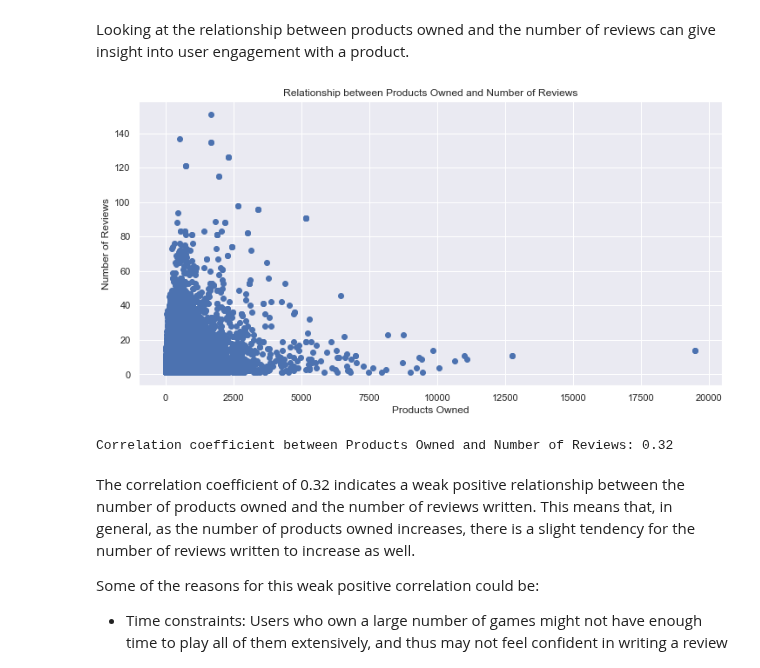
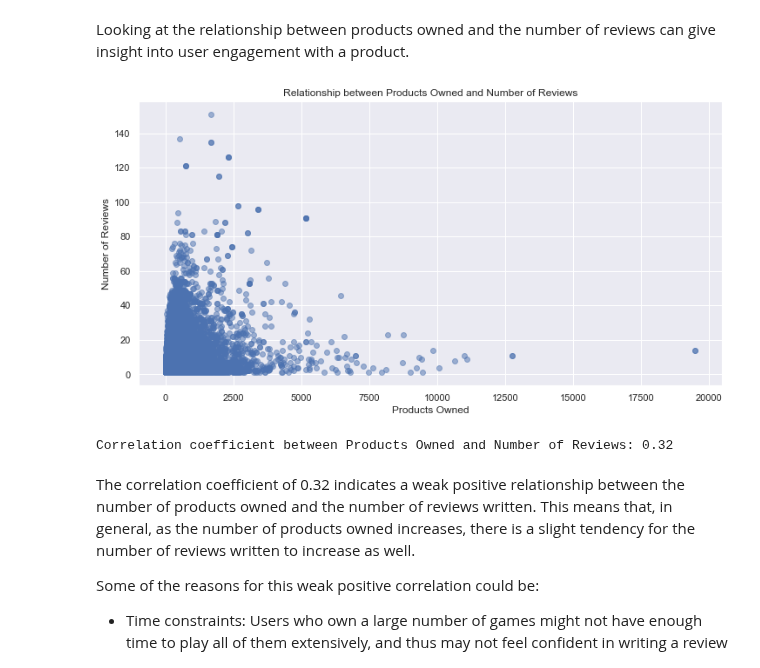
Before and after one commit to JohannesRahn/MachineLearningGroupProject, a Jupyter notebook: group7.ipynb, the cells around one changed output. Saved outputs shown, nothing was run; the diff lists cells and outputs as text; code cells hidden in the pictures.

```diff
--- a/group7.ipynb
+++ b/group7.ipynb
@@ -500,16 +501,16 @@ The results of the top 10 developers with the most unique games don't match the
 Looking at the relationship between products owned and the number of reviews can give insight into user engagement with a product.
 # %%
 plt.figure(figsize=(12, 6))
-plt.scatter(final_df['products'], final_df['reviews'])
+plt.scatter(final_df['products'], final_df['reviews'], alpha=0.5)
 plt.xlabel('Products Owned')
 plt.ylabel('Number of Reviews')
 plt.title('Relationship between Products Owned and Number of Reviews')
 plt.show()
 
 correlation = final_df['products'].corr(final_df['reviews'])
 print(f"Correlation coefficient between Products Owned and Number of Reviews: {correlation:.2f}")
 # %% [output]
-[figure, old version]
+[figure, new version]
 Correlation coefficient between Products Owned and Number of Reviews: 0.32
 # %% [markdown]
 The correlation coefficient of 0.32 indicates a weak positive relationship between the number of products owned and the number of reviews written. This means that, in general, as the number of products owned increases, there is a slight tendency for the number of reviews written to increase as well.
```
Also changed, not shown: parts of 17 cells of this notebook.
